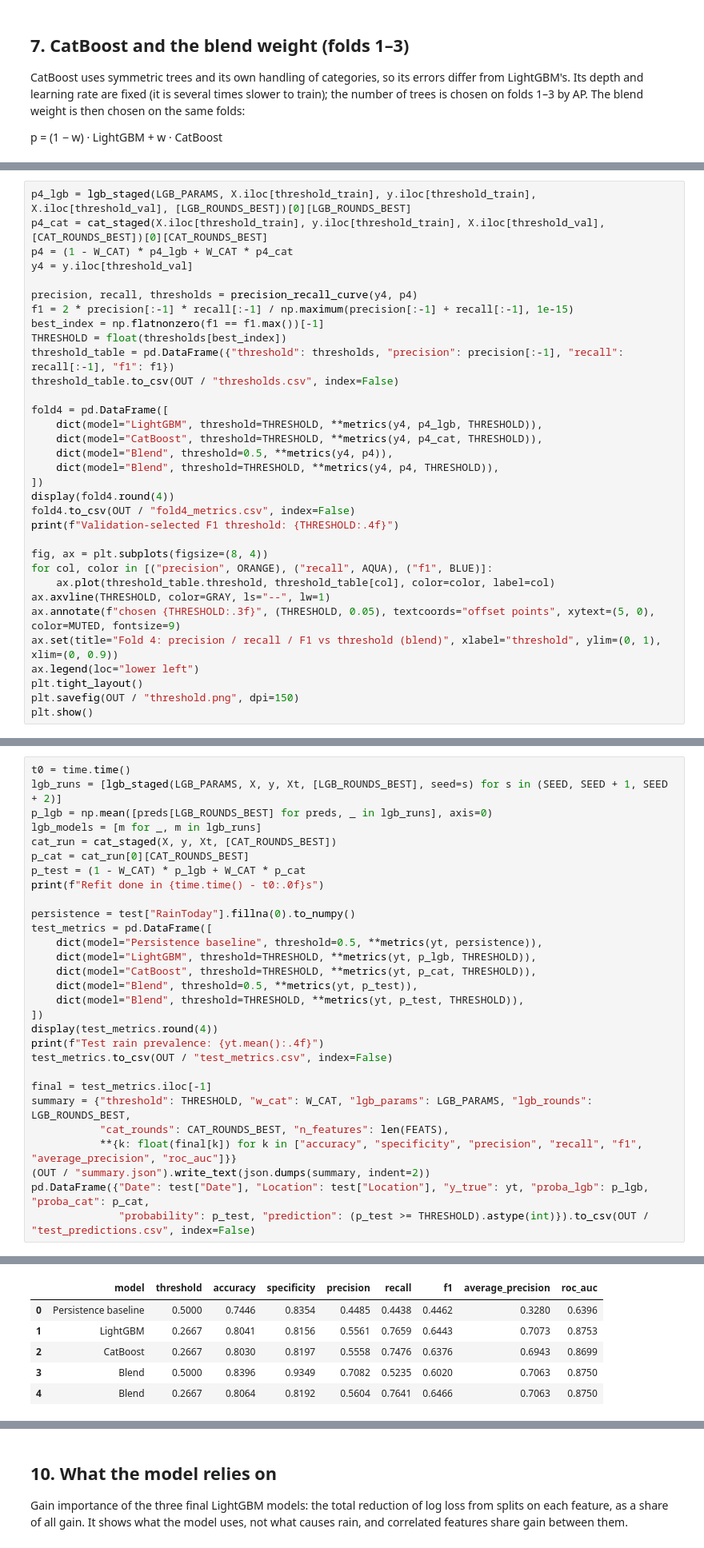
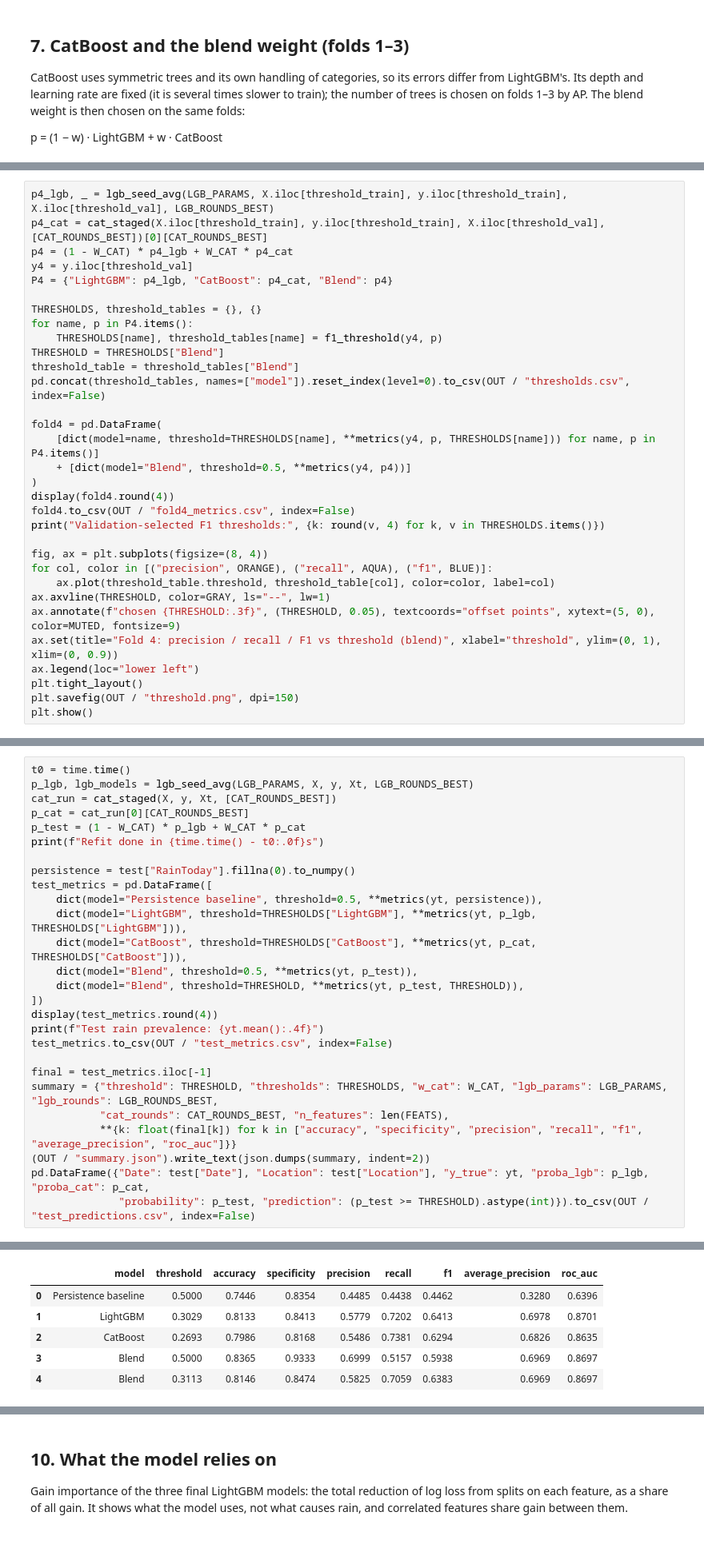
Before and after one commit to khorunzhaviktoriia/ml_mini_project, a Jupyter notebook: models/boosting.ipynb, the cells around one changed output, grey strips where cells are left out. Shown at 80% size. Drawn from its saved outputs; the diff is of its cells as text.

```diff
--- a/models/boosting.ipynb
+++ b/models/boosting.ipynb
@@ -333,25 +352,24 @@ Both models are trained on the data before fold 4 with the selected settings and
 # %%
-p4_lgb = lgb_staged(LGB_PARAMS, X.iloc[threshold_train], y.iloc[threshold_train], X.iloc[threshold_val], [LGB_ROUNDS_BEST])[0][LGB_ROUNDS_BEST]
+p4_lgb, _ = lgb_seed_avg(LGB_PARAMS, X.iloc[threshold_train], y.iloc[threshold_train], X.iloc[threshold_val], LGB_ROUNDS_BEST)
 p4_cat = cat_staged(X.iloc[threshold_train], y.iloc[threshold_train], X.iloc[threshold_val], [CAT_ROUNDS_BEST])[0][CAT_ROUNDS_BEST]
 p4 = (1 - W_CAT) * p4_lgb + W_CAT * p4_cat
 y4 = y.iloc[threshold_val]
+P4 = {"LightGBM": p4_lgb, "CatBoost": p4_cat, "Blend": p4}
 
-precision, recall, thresholds = precision_recall_curve(y4, p4)
-f1 = 2 * precision[:-1] * recall[:-1] / np.maximum(precision[:-1] + recall[:-1], 1e-15)
-best_index = np.flatnonzero(f1 == f1.max())[-1]
-THRESHOLD = float(thresholds[best_index])
-threshold_table = pd.DataFrame({"threshold": thresholds, "precision": precision[:-1], "recall": recall[:-1], "f1": f1})
-threshold_table.to_csv(OUT / "thresholds.csv", index=False)
+THRESHOLDS, threshold_tables = {}, {}
+for name, p in P4.items():
+    THRESHOLDS[name], threshold_tables[name] = f1_threshold(y4, p)
+THRESHOLD = THRESHOLDS["Blend"]
+threshold_table = threshold_tables["Blend"]
+pd.concat(threshold_tables, names=["model"]).reset_index(level=0).to_csv(OUT / "thresholds.csv", index=False)
 
-fold4 = pd.DataFrame([
-    dict(model="LightGBM", threshold=THRESHOLD, **metrics(y4, p4_lgb, THRESHOLD)),
-    dict(model="CatBoost", threshold=THRESHOLD, **metrics(y4, p4_cat, THRESHOLD)),
-    dict(model="Blend", threshold=0.5, **metrics(y4, p4)),
-    dict(model="Blend", threshold=THRESHOLD, **metrics(y4, p4, THRESHOLD)),
-])
+fold4 = pd.DataFrame(
+    [dict(model=name, threshold=THRESHOLDS[name], **metrics(y4, p, THRESHOLDS[name])) for name, p in P4.items()]
+    + [dict(model="Blend", threshold=0.5, **metrics(y4, p4))]
+)
 display(fold4.round(4))
 fold4.to_csv(OUT / "fold4_metrics.csv", index=False)
-print(f"Validation-selected F1 threshold: {THRESHOLD:.4f}")
+print("Validation-selected F1 thresholds:", {k: round(v, 4) for k, v in THRESHOLDS.items()})
 
 fig, ax = plt.subplots(figsize=(8, 4))
 for col, color in [("precision", ORANGE), ("recall", AQUA), ("f1", BLUE)]:
@@ -382,8 +401,6 @@ LightGBM is averaged over three seeds, CatBoost uses one. Settings, blend weight
 # %%
 t0 = time.time()
-lgb_runs = [lgb_staged(LGB_PARAMS, X, y, Xt, [LGB_ROUNDS_BEST], seed=s) for s in (SEED, SEED + 1, SEED + 2)]
-p_lgb = np.mean([preds[LGB_ROUNDS_BEST] for preds, _ in lgb_runs], axis=0)
-lgb_models = [m for _, m in lgb_runs]
+p_lgb, lgb_models = lgb_seed_avg(LGB_PARAMS, X, y, Xt, LGB_ROUNDS_BEST)
 cat_run = cat_staged(X, y, Xt, [CAT_ROUNDS_BEST])
 p_cat = cat_run[0][CAT_ROUNDS_BEST]
 p_test = (1 - W_CAT) * p_lgb + W_CAT * p_cat
@@ -392,8 +409,8 @@ print(f"Refit done in {time.time() - t0:.0f}s")
 persistence = test["RainToday"].fillna(0).to_numpy()
 test_metrics = pd.DataFrame([
     dict(model="Persistence baseline", threshold=0.5, **metrics(yt, persistence)),
-    dict(model="LightGBM", threshold=THRESHOLD, **metrics(yt, p_lgb, THRESHOLD)),
-    dict(model="CatBoost", threshold=THRESHOLD, **metrics(yt, p_cat, THRESHOLD)),
+    dict(model="LightGBM", threshold=THRESHOLDS["LightGBM"], **metrics(yt, p_lgb, THRESHOLDS["LightGBM"])),
+    dict(model="CatBoost", threshold=THRESHOLDS["CatBoost"], **metrics(yt, p_cat, THRESHOLDS["CatBoost"])),
     dict(model="Blend", threshold=0.5, **metrics(yt, p_test)),
     dict(model="Blend", threshold=THRESHOLD, **metrics(yt, p_test, THRESHOLD)),
 ])
@@ -402,7 +419,7 @@ print(f"Test rain prevalence: {yt.mean():.4f}")
 test_metrics.to_csv(OUT / "test_metrics.csv", index=False)
 
 final = test_metrics.iloc[-1]
-summary = {"threshold": THRESHOLD, "w_cat": W_CAT, "lgb_params": LGB_PARAMS, "lgb_rounds": LGB_ROUNDS_BEST,
+summary = {"threshold": THRESHOLD, "thresholds": THRESHOLDS, "w_cat": W_CAT, "lgb_params": LGB_PARAMS, "lgb_rounds": LGB_ROUNDS_BEST,
            "cat_rounds": CAT_ROUNDS_BEST, "n_features": len(FEATS),
            **{k: float(final[k]) for k in ["accuracy", "specificity", "precision", "recall", "f1", "average_precision", "roc_auc"]}}
 (OUT / "summary.json").write_text(json.dumps(summary, indent=2))
@@ -413,9 +430,9 @@ Refit done in 292s
 |  | model | threshold | accuracy | specificity | precision | recall | f1 | average_precision | roc_auc |
 | 0 | Persistence baseline | 0.5000 | 0.7446 | 0.8354 | 0.4485 | 0.4438 | 0.4462 | 0.3280 | 0.6396 |
-| 1 | LightGBM | 0.2667 | 0.8041 | 0.8156 | 0.5561 | 0.7659 | 0.6443 | 0.7073 | 0.8753 |
-| 2 | CatBoost | 0.2667 | 0.8030 | 0.8197 | 0.5558 | 0.7476 | 0.6376 | 0.6943 | 0.8699 |
-| 3 | Blend | 0.5000 | 0.8396 | 0.9349 | 0.7082 | 0.5235 | 0.6020 | 0.7063 | 0.8750 |
-| 4 | Blend | 0.2667 | 0.8064 | 0.8192 | 0.5604 | 0.7641 | 0.6466 | 0.7063 | 0.8750 |
+| 1 | LightGBM | 0.3029 | 0.8133 | 0.8413 | 0.5779 | 0.7202 | 0.6413 | 0.6978 | 0.8701 |
+| 2 | CatBoost | 0.2693 | 0.7986 | 0.8168 | 0.5486 | 0.7381 | 0.6294 | 0.6826 | 0.8635 |
+| 3 | Blend | 0.5000 | 0.8365 | 0.9333 | 0.6999 | 0.5157 | 0.5938 | 0.6969 | 0.8697 |
+| 4 | Blend | 0.3113 | 0.8146 | 0.8474 | 0.5825 | 0.7059 | 0.6383 | 0.6969 | 0.8697 |
 Test rain prevalence: 0.2317
 # %%
 fig, axes = plt.subplots(1, 2, figsize=(11, 4.5))
```
Also changed, not shown: parts of 24 cells of this notebook.
